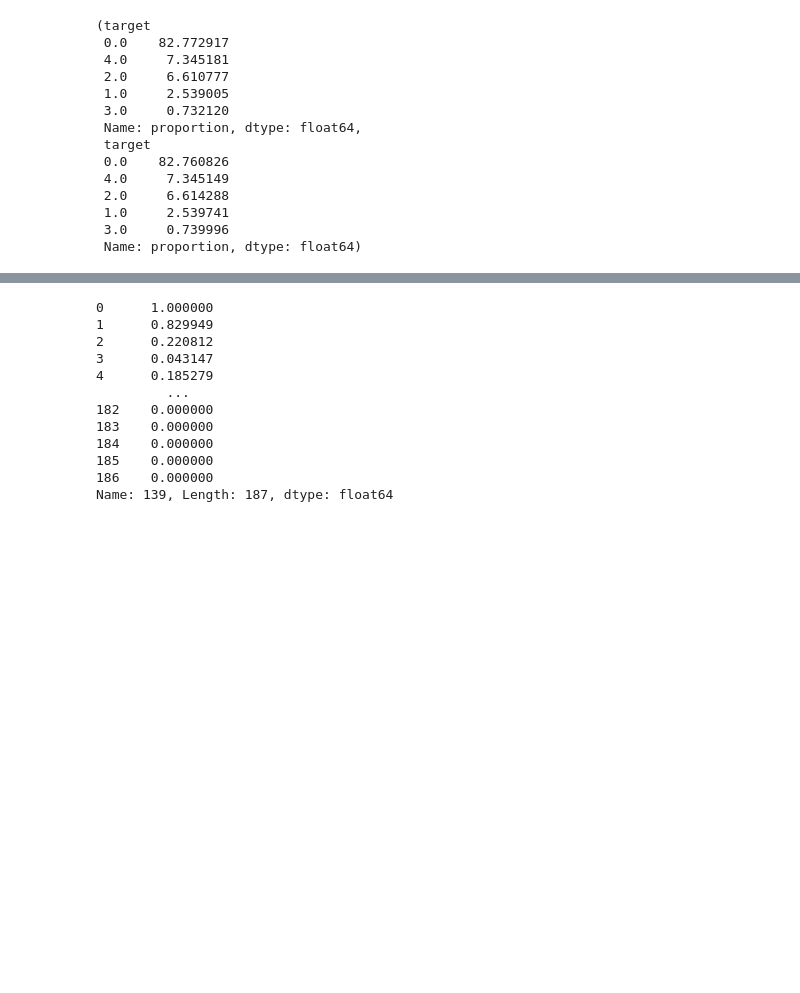
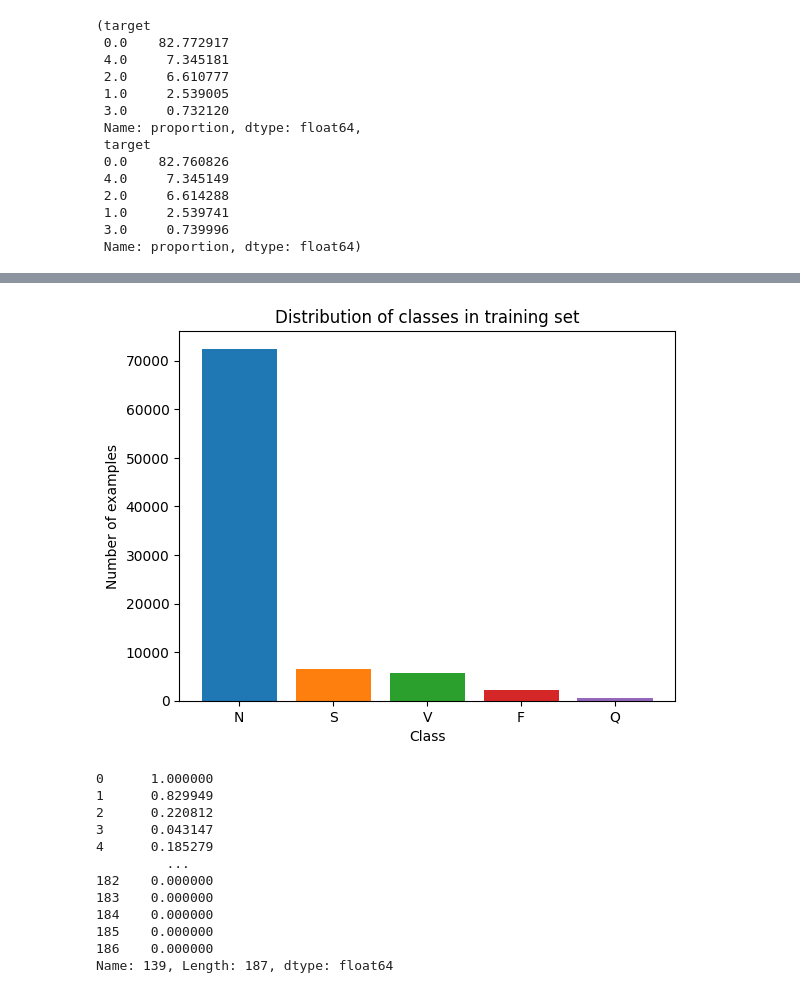
Before and after one commit to FP-byte/MADS_MachineLearning_Project, a Jupyter notebook: notebooks/my_explore_hart_big.ipynb, the cells around one changed output, grey strips where cells are left out. Saved outputs shown, nothing was run; the diff lists cells and outputs as text; code cells hidden in the pictures; blank space fills up the shorter version.

```diff
--- a/notebooks/my_explore_hart_big.ipynb
+++ b/notebooks/my_explore_hart_big.ipynb
@@ -83 +84,12 @@ Name: 139, dtype: float64
+# %%
+colors = ['#1f77b4', '#ff7f0e', '#2ca02c', '#d62728', '#9467bd']
+class_names = ['N', 'S', 'V', 'F', 'Q']
+plt.bar(class_names, train_df.target.value_counts(), color = colors)
+
+plt.xlabel('Class')
+plt.ylabel('Number of examples')
+plt.title('Distribution of classes in training set')
+plt.show()
+# %% [output]
+[figure, added]
 # %%
```
Also changed, not shown: parts of 4 cells of this notebook, 2 other files.
